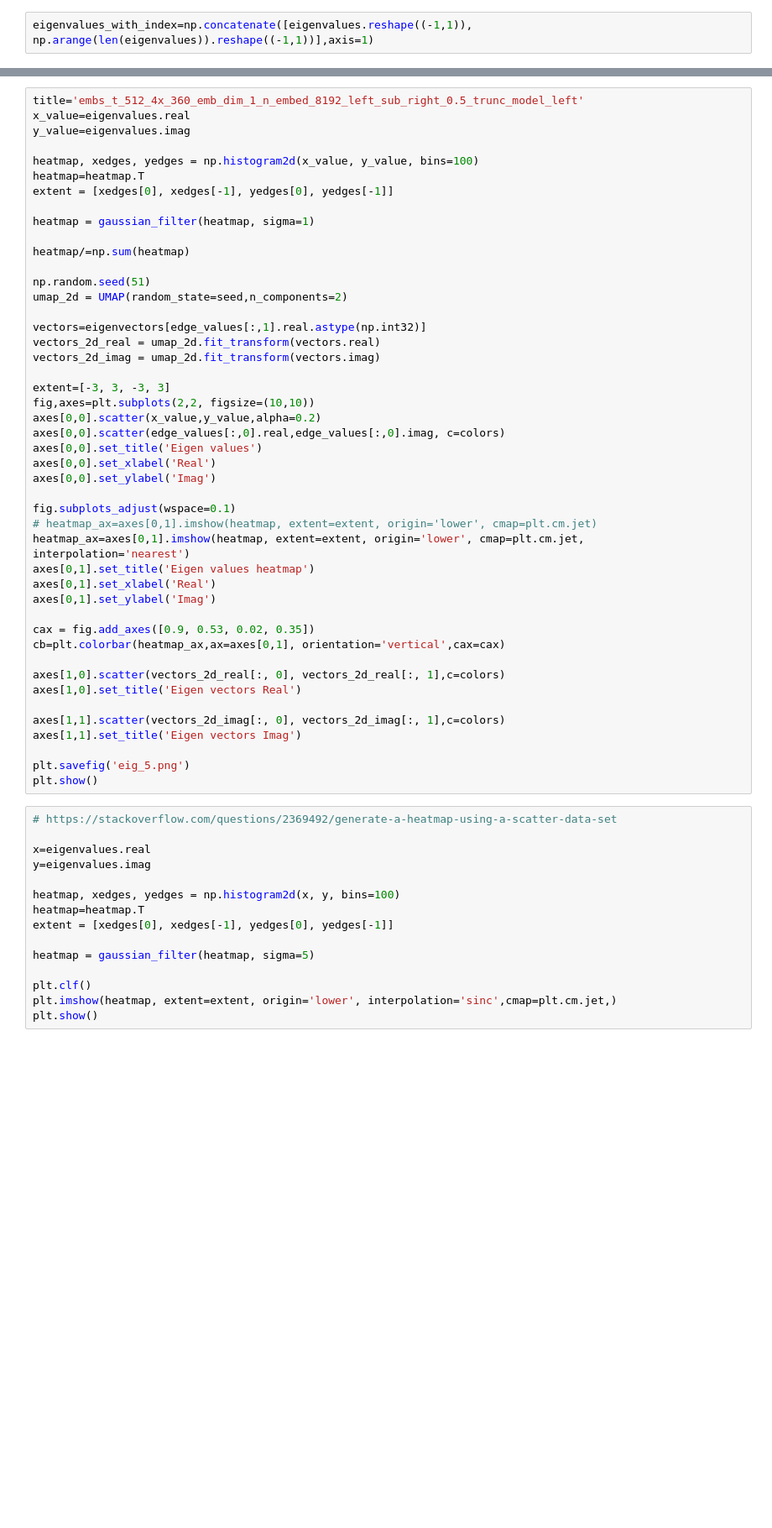
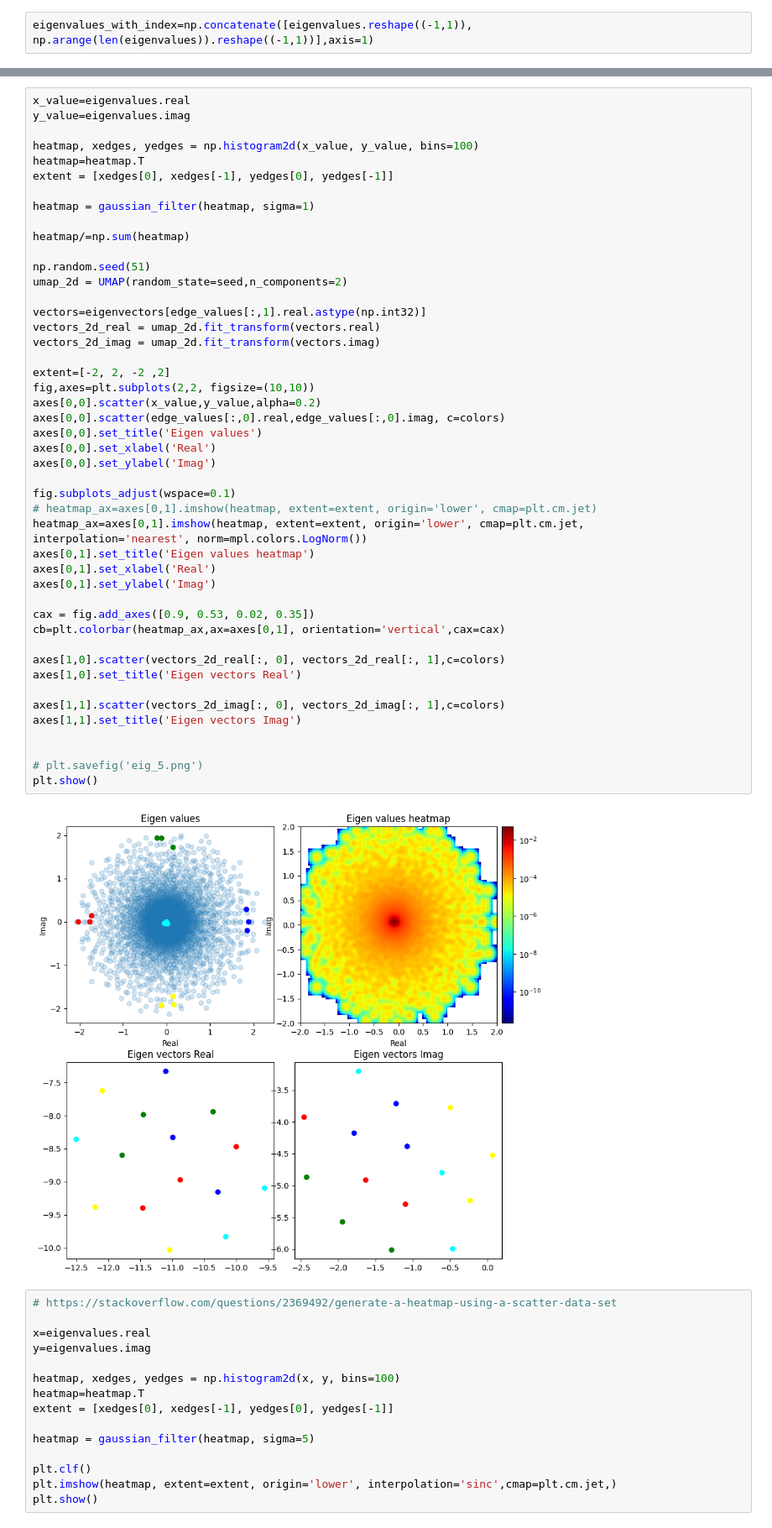
Before and after one commit to dkagramanyan/WC-Co_computer_vision, a Jupyter notebook: ml/vq_vae_2_embs.ipynb, the cells around one changed output, grey strips where cells are left out. Shown at 84% size. Drawn from its saved outputs; the diff is of its cells as text; blank space fills up the shorter version.

```diff
--- a/ml/vq_vae_2_embs.ipynb
+++ b/ml/vq_vae_2_embs.ipynb
@@ -237,5 +310,4 @@ plt.scatter(edge_values[:,0].real,edge_values[:,0].imag, c=colors)
 # %%
-title='embs_t_512_4x_360_emb_dim_1_n_embed_8192_left_sub_right_0.5_trunc_model_left'
 x_value=eigenvalues.real
 y_value=eigenvalues.imag
 
@@ -250,36 +322,39 @@ heatmap/=np.sum(heatmap)
 np.random.seed(51)
 umap_2d = UMAP(random_state=seed,n_components=2)
 
 vectors=eigenvectors[edge_values[:,1].real.astype(np.int32)]
 vectors_2d_real = umap_2d.fit_transform(vectors.real)
 vectors_2d_imag = umap_2d.fit_transform(vectors.imag)
 
-extent=[-3, 3, -3, 3]
+extent=[-2, 2, -2 ,2]
 fig,axes=plt.subplots(2,2, figsize=(10,10))
 axes[0,0].scatter(x_value,y_value,alpha=0.2)
 axes[0,0].scatter(edge_values[:,0].real,edge_values[:,0].imag, c=colors)
 axes[0,0].set_title('Eigen values')
 axes[0,0].set_xlabel('Real')
 axes[0,0].set_ylabel('Imag')
 
 fig.subplots_adjust(wspace=0.1)
 # heatmap_ax=axes[0,1].imshow(heatmap, extent=extent, origin='lower', cmap=plt.cm.jet)
-heatmap_ax=axes[0,1].imshow(heatmap, extent=extent, origin='lower', cmap=plt.cm.jet, interpolation='nearest')
+heatmap_ax=axes[0,1].imshow(heatmap, extent=extent, origin='lower', cmap=plt.cm.jet, interpolation='nearest', norm=mpl.colors.LogNorm())
 axes[0,1].set_title('Eigen values heatmap')
 axes[0,1].set_xlabel('Real')
 axes[0,1].set_ylabel('Imag')
 
 cax = fig.add_axes([0.9, 0.53, 0.02, 0.35])
 cb=plt.colorbar(heatmap_ax,ax=axes[0,1], orientation='vertical',cax=cax)
 
 axes[1,0].scatter(vectors_2d_real[:, 0], vectors_2d_real[:, 1],c=colors)
 axes[1,0].set_title('Eigen vectors Real')
 
 axes[1,1].scatter(vectors_2d_imag[:, 0], vectors_2d_imag[:, 1],c=colors)
 axes[1,1].set_title('Eigen vectors Imag')
 
-plt.savefig('eig_5.png')
+
+# plt.savefig('eig_5.png')
 plt.show()
+# %% [output]
+[figure, added]
 # %%
 # https://stackoverflow.com/questions/2369492/generate-a-heatmap-using-a-scatter-data-set
 
```
Also changed, not shown: parts of 25 cells of this notebook, 36 other files.
